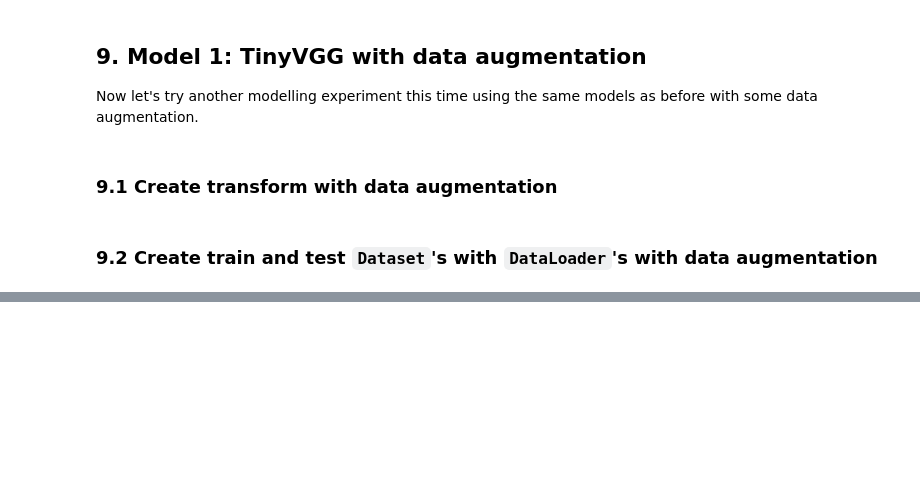
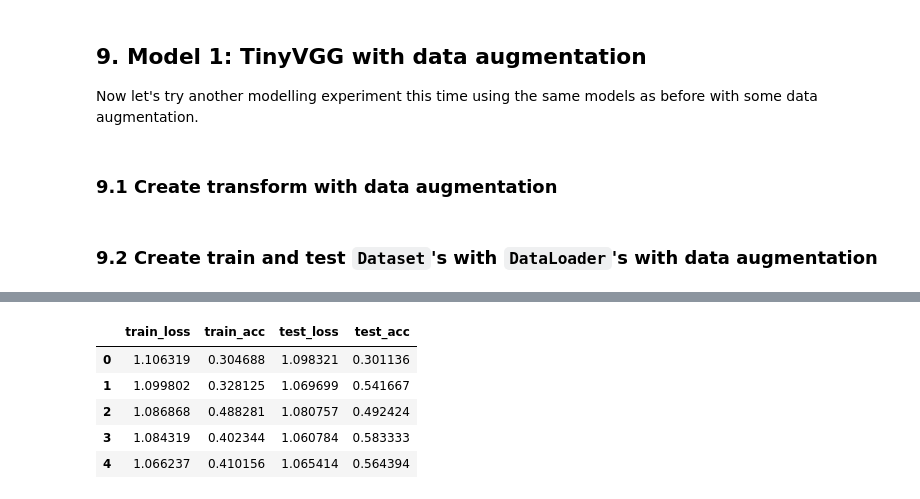
Before and after one commit to KavourEI/PyTorch_Exploration, a Jupyter notebook: 04_pytorch_custom_datasets.ipynb, the cells around one changed output, grey strips where cells are left out. Saved outputs shown, nothing was run; the diff lists cells and outputs as text; code cells hidden in the pictures; blank space fills up the shorter version.

```diff
--- a/04_pytorch_custom_datasets.ipynb
+++ b/04_pytorch_custom_datasets.ipynb
@@ -1220,0 +1319,12 @@ test_dataloader_augmented = DataLoader(dataset = train_data_augmented,
+# %%
+import pandas as pd
+model_0_df = pd.DataFrame(model_0_results)
+model_1_df = pd.DataFrame(model_1_results)
+model_0_df
+# %% [output]
+|  | train_loss | train_acc | test_loss | test_acc |
+| 0 | 1.106319 | 0.304688 | 1.098321 | 0.301136 |
+| 1 | 1.099802 | 0.328125 | 1.069699 | 0.541667 |
+| 2 | 1.086868 | 0.488281 | 1.080757 | 0.492424 |
+| 3 | 1.084319 | 0.402344 | 1.060784 | 0.583333 |
+| 4 | 1.066237 | 0.410156 | 1.065414 | 0.564394 |
```
Also changed, not shown: parts of 10 cells of this notebook.
